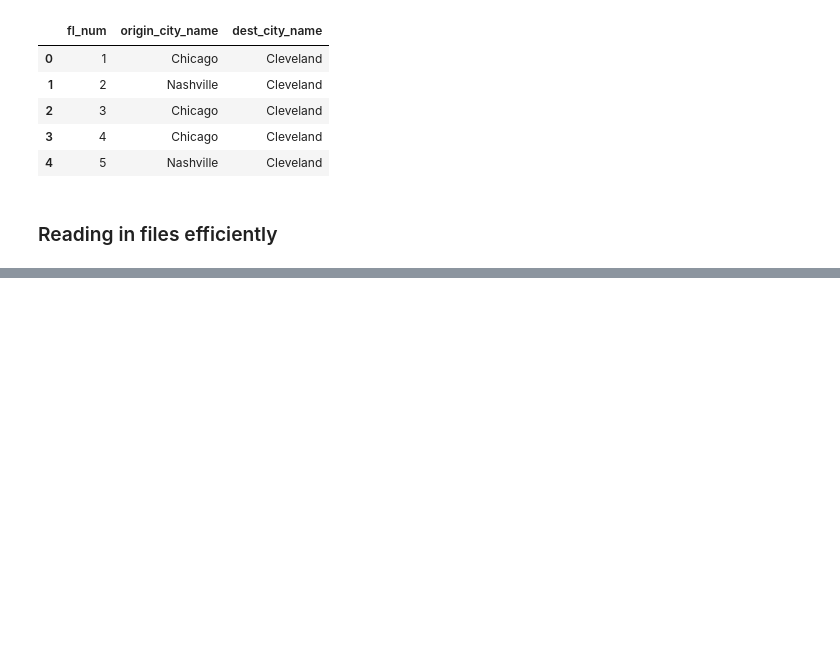
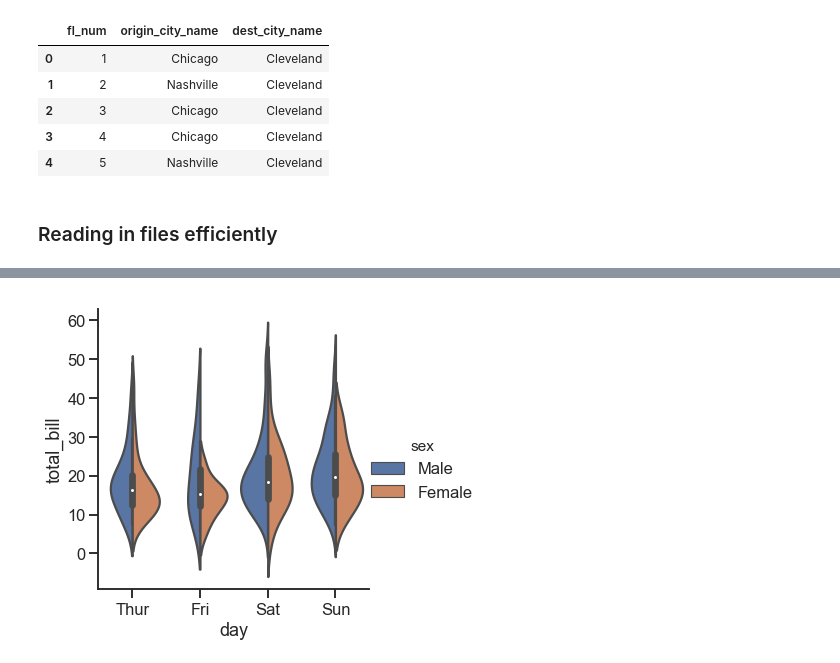
Before and after one commit to rachelpoole/Learning-material, a Jupyter notebook: Learning material.ipynb, the cells around one changed output, grey strips where cells are left out. Saved outputs shown, nothing was run; the diff lists cells and outputs as text; code cells hidden in the pictures; blank space fills up the shorter version.

```diff
--- a/Learning material.ipynb
+++ b/Learning material.ipynb
@@ -657,0 +655,4 @@ df
+# %%
+sns.catplot(data = tips, kind = 'violin', x = 'day', y = 'total_bill', hue = 'sex', split = True);
+# %% [output]
+[figure, added]
```
Also changed, not shown: parts of 14 cells of this notebook, 6 other files.
